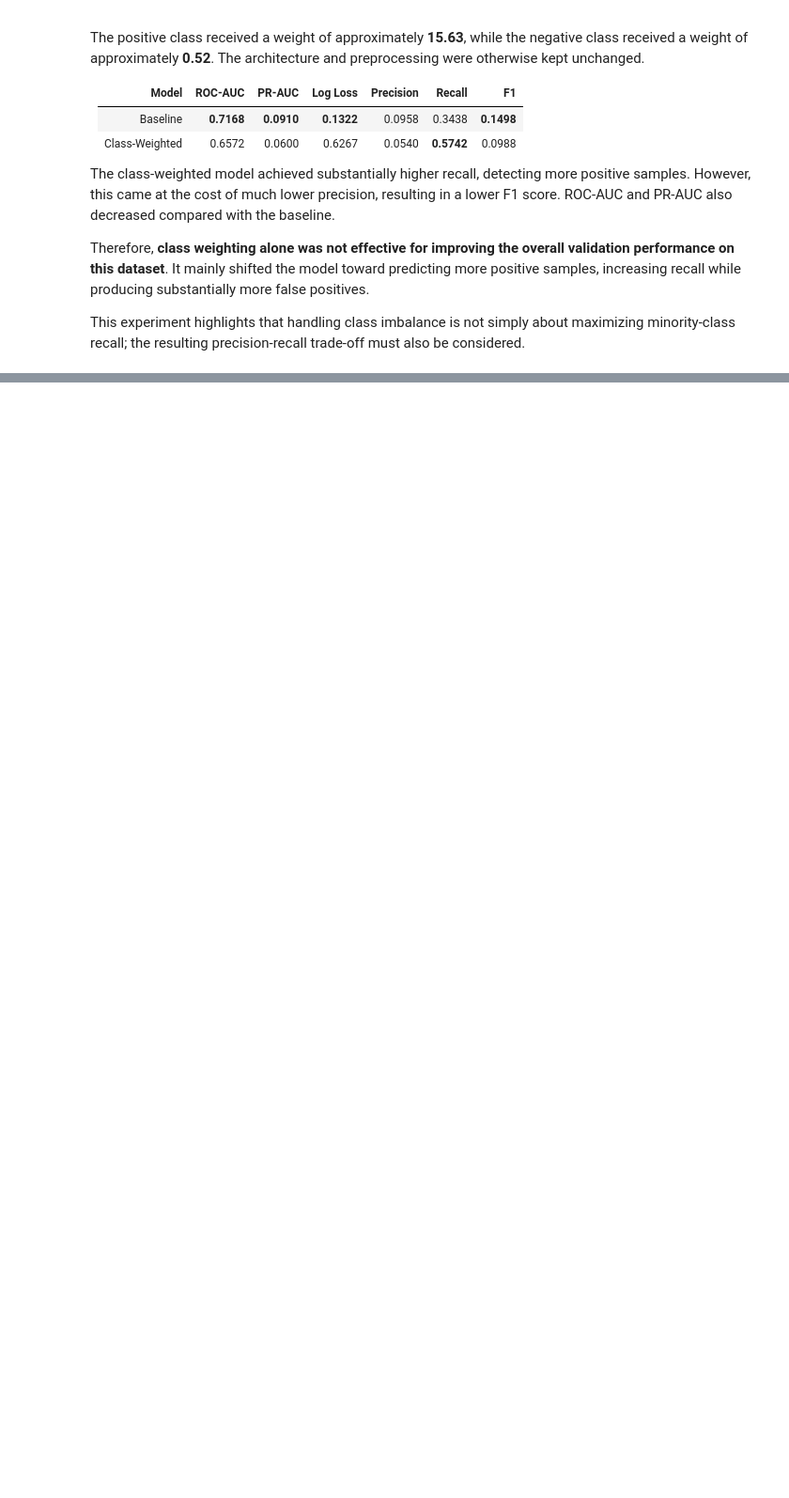
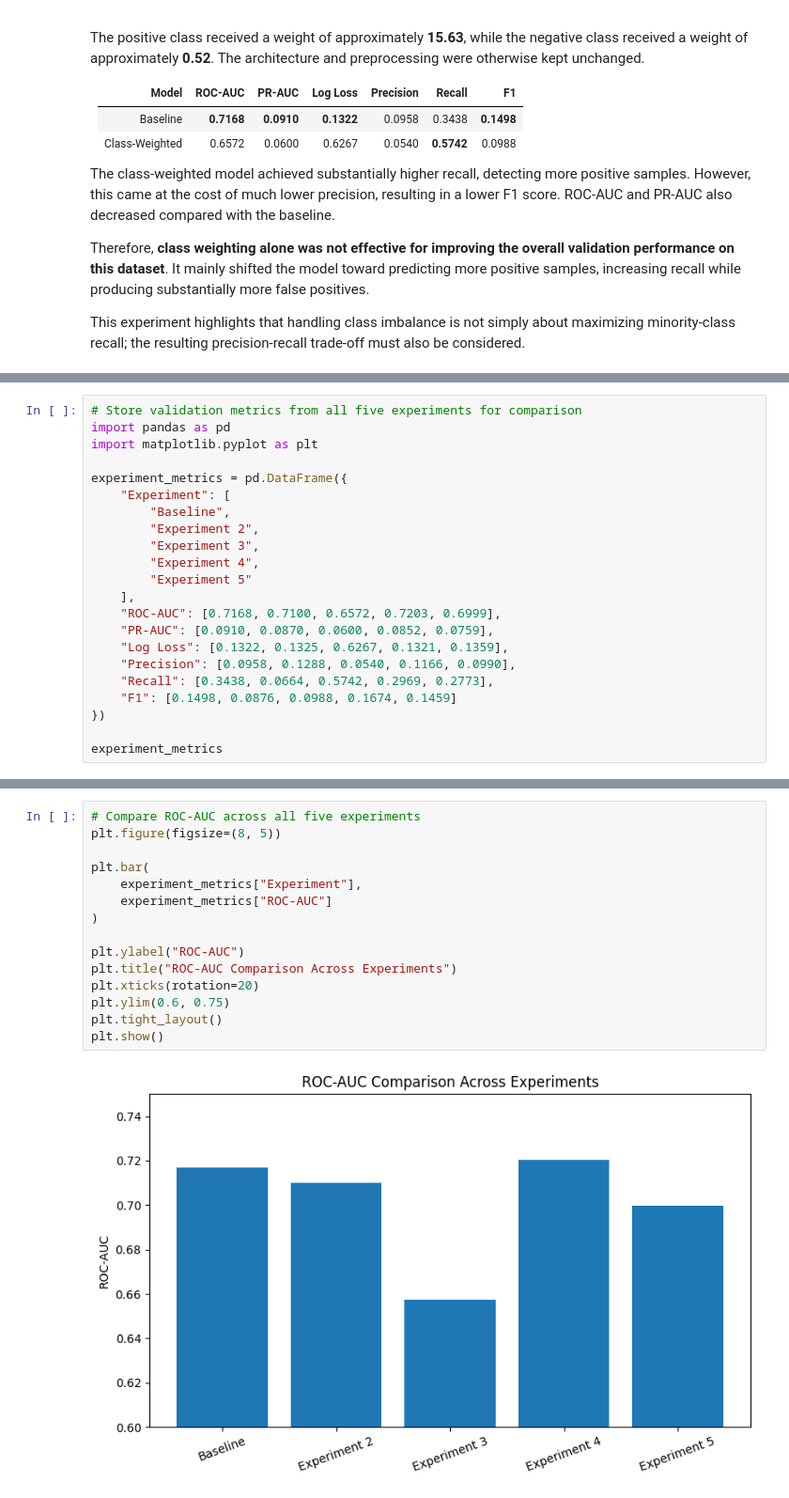
Before and after one commit to Venku96200/Venku96200-Intelligence-SIG-Recs-2026, a Jupyter notebook: mandatory-tasks/recommender-systems-cf-to-dlrm/RecommendationTasks/02_NeuralCTR/Task2_NeuralCTR.ipynb, the cells around one changed output, grey strips where cells are left out. Shown at 94% size. Drawn from its saved outputs; the diff is of its cells as text; blank space fills up the shorter version.

Commit message:
Complete Neural CTR experiments

```diff
--- a/mandatory-tasks/recommender-systems-cf-to-dlrm/RecommendationTasks/02_NeuralCTR/Task2_NeuralCTR.ipynb
+++ b/mandatory-tasks/recommender-systems-cf-to-dlrm/RecommendationTasks/02_NeuralCTR/Task2_NeuralCTR.ipynb
@@ -1256,0 +1812,22 @@ This experiment highlights that handling class imbalance is not simply about max
+# %%
+# Store validation metrics from all five experiments for comparison
+import pandas as pd
+import matplotlib.pyplot as plt
+
+experiment_metrics = pd.DataFrame({
+    "Experiment": [
+        "Baseline",
+        "Experiment 2",
+        "Experiment 3",
+        "Experiment 4",
+        "Experiment 5"
+    ],
+    "ROC-AUC": [0.7168, 0.7100, 0.6572, 0.7203, 0.6999],
+    "PR-AUC": [0.0910, 0.0870, 0.0600, 0.0852, 0.0759],
+    "Log Loss": [0.1322, 0.1325, 0.6267, 0.1321, 0.1359],
+    "Precision": [0.0958, 0.1288, 0.0540, 0.1166, 0.0990],
+    "Recall": [0.3438, 0.0664, 0.5742, 0.2969, 0.2773],
+    "F1": [0.1498, 0.0876, 0.0988, 0.1674, 0.1459]
+})
+
+experiment_metrics
@@ -1256,0 +1841,17 @@ This experiment highlights that handling class imbalance is not simply about max
+# %%
+# Compare ROC-AUC across all five experiments
+plt.figure(figsize=(8, 5))
+
+plt.bar(
+    experiment_metrics["Experiment"],
+    experiment_metrics["ROC-AUC"]
+)
+
+plt.ylabel("ROC-AUC")
+plt.title("ROC-AUC Comparison Across Experiments")
+plt.xticks(rotation=20)
+plt.ylim(0.6, 0.75)
+plt.tight_layout()
+plt.show()
+# %% [output]
+[figure, added]
```
Also changed, not shown: parts of 39 cells of this notebook.
